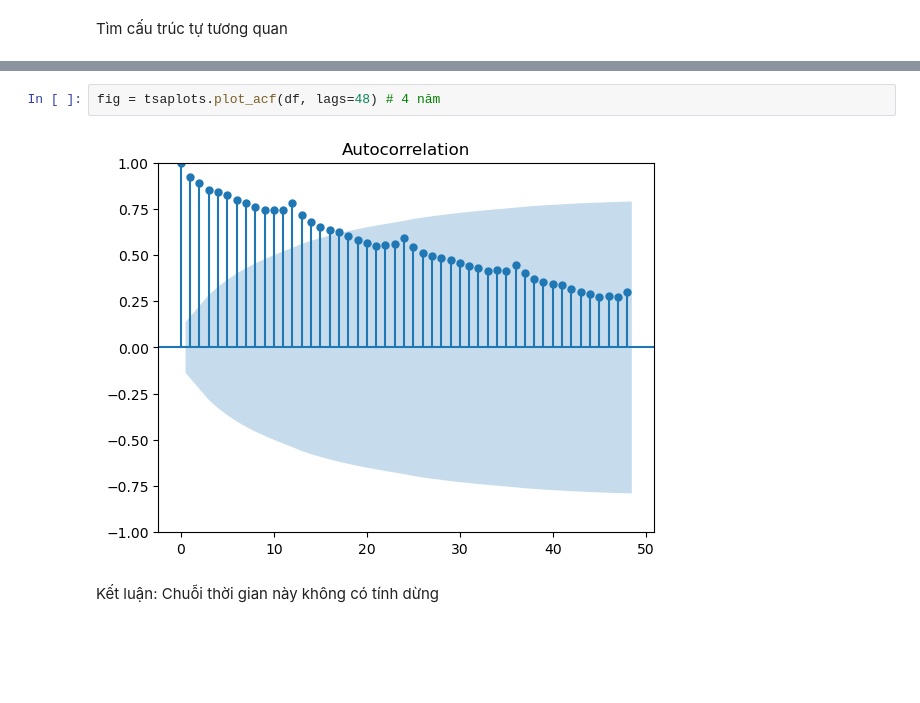
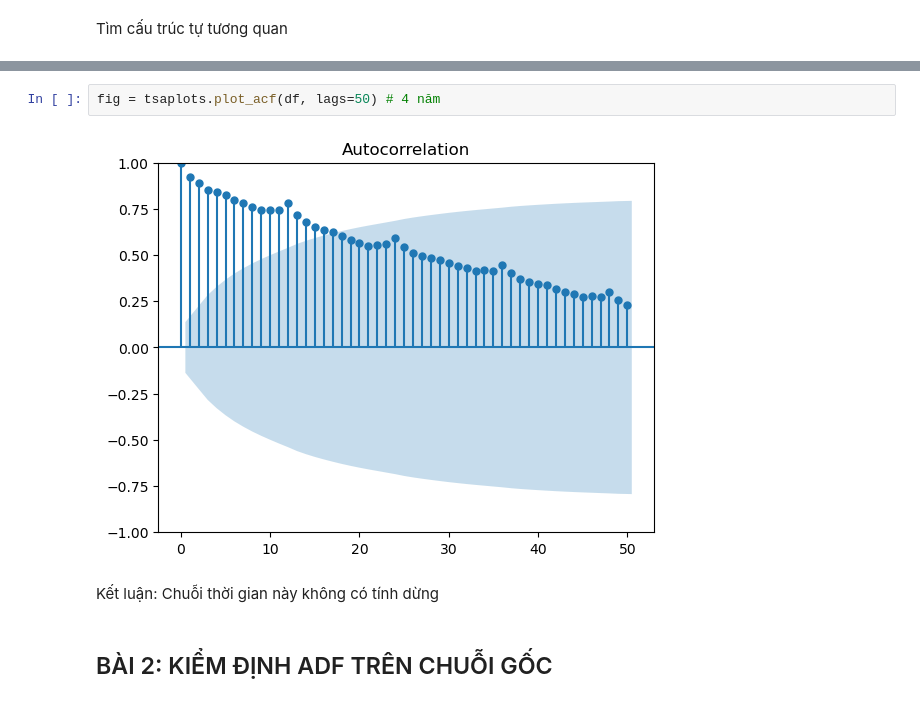
Before and after one commit to HoraCompany-VN/Times-Series-Gr3, a Jupyter notebook: Lab2/BT_Normal/src/Lab2_Normal.ipynb, the cells around one changed output, grey strips where cells are left out. Cells and saved outputs as stored; diff of their text form; blank space fills up the shorter version.

```diff
--- a/Lab2/BT_Normal/src/Lab2_Normal.ipynb
+++ b/Lab2/BT_Normal/src/Lab2_Normal.ipynb
@@ -221,6 +214,8 @@ plt.plot(my_acf)
 # %%
-fig = tsaplots.plot_acf(df, lags=48) # 4 năm
+fig = tsaplots.plot_acf(df, lags=50) # 4 năm
 # %% [output]
-[figure, old version]
+[figure, new version]
 # %% [markdown]
 Kết luận: Chuỗi thời gian này không có tính dừng
+# %% [markdown]
+## BÀI 2: KIỂM ĐỊNH ADF TRÊN CHUỖI GỐC
```
Also changed, not shown: parts of 19 cells of this notebook.
